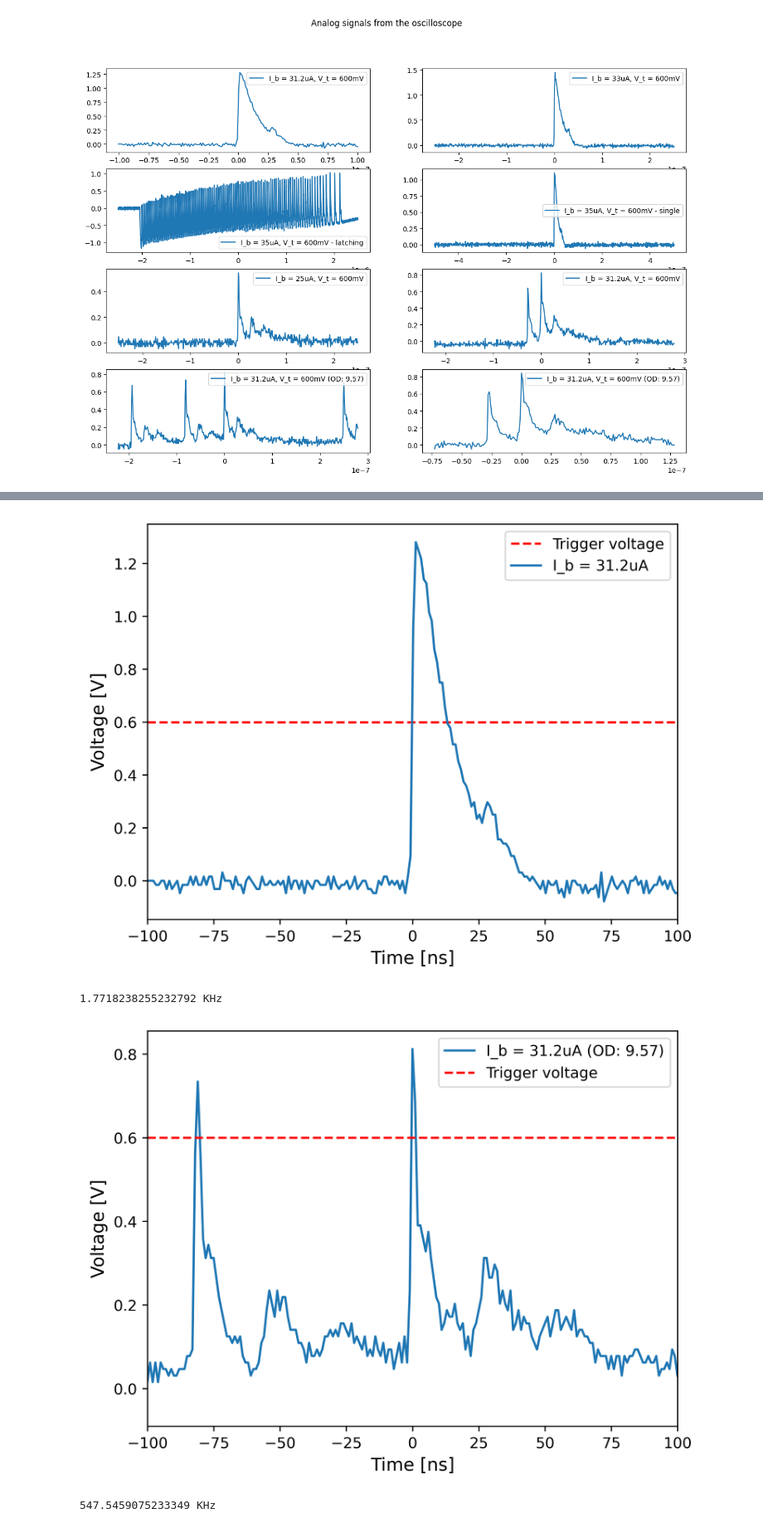
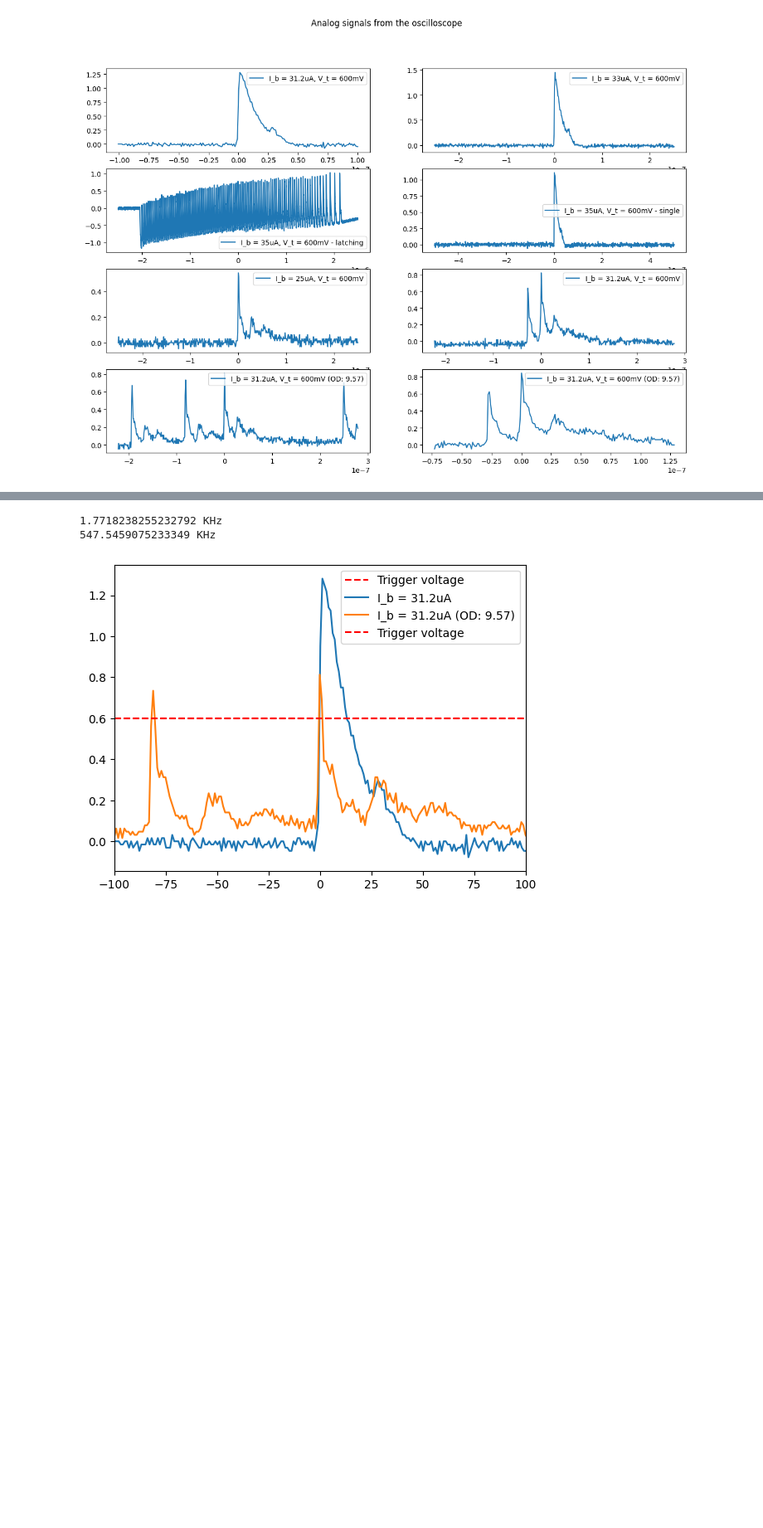
Before and after one commit to MXM1796/Bachelor_thesis_24, a Jupyter notebook: Porgramming/analog_signals.ipynb, the cells around one changed output, grey strips where cells are left out. Shown at 83% size. Drawn from its saved outputs; the diff is of its cells as text; code cells hidden in the pictures; blank space fills up the shorter version.

```diff
--- a/Porgramming/analog_signals.ipynb
+++ b/Porgramming/analog_signals.ipynb
@@ -109,42 +109,41 @@ plt.axhline(y=0.600, color='r', linestyle='--', label='Trigger voltage')
 plt.xlim(-100, +100)
 plt.plot(data_01[0]*10**9, data_01[1], label='I_b = 31.2uA')
 plt.legend()
-plott_settings_default("",xlabel=xlabel, ylabel=ylabel, legend_title="", name_for_saving='HQO_20240726_analog_signal_31.2uA_tv_600mV_OD_12_06.png')
+# plott_settings_default("",xlabel=xlabel, ylabel=ylabel, legend_title="", name_for_saving='HQO_20240726_analog_signal_31.2uA_tv_600mV_OD_12_06.png')
 
 print(photons_per_second(beam_pow_2, 12.06)*10**(-3),"KHz")
 # plt.plot(data_03[0]*10**9, data_03[1], label='I_b = 35uA, V_t = 600mV - latching')
 # plt.axhline(y=0.600, color='r', linestyle='--', label='Trigger voltage')
 # plt.xlim(-100, +100)
 # plt.legend()
 # plt.show()
 #
 # plt.plot(data_05[0]*10**9, data_05[1], label='I_b = 25uA')
 # plt.axhline(y=0.600, color='r', linestyle='--', label='Trigger voltage')
 # plt.xlim(-100, +100)
 # plt.legend()
 # plt.show()
 #
 # plt.plot(data_12[0]*10**9, data_12[1], label='I_b = 31.2uA')
 # plt.axhline(y=0.600, color='r', linestyle='--', label='Trigger voltage')
 # plt.xlim(-100, +100)
 # plt.legend()
 # plt.show()
 
 plt.plot(data_13[0]*10**9, data_13[1], label='I_b = 31.2uA (OD: 9.57)')
 plt.axhline(y=0.600, color='r', linestyle='--', label='Trigger voltage')
 plt.xlim(-100, +100)
 plt.legend()
-plott_settings_default("",xlabel=xlabel, ylabel=ylabel, legend_title="", name_for_saving='HQO_20240726_analog_signal_OD_9.57_31.2uA_tv_600mV.png')
+# plott_settings_default("",xlabel=xlabel, ylabel=ylabel, legend_title="", name_for_saving='HQO_20240726_analog_signal_OD_9.57_31.2uA_tv_600mV.png')
 print(photons_per_second(beam_pow_2, 9.57)*10**(-3), "KHz")
 
 
 # plt.plot(data_14[0]*10**9, data_14[1], label='I_b = 31.2uA (OD: 9.57)')
 # plt.axhline(y=0.600, color='r', linestyle='--', label='Trigger voltage')
 # plt.xlim(-100, +100)
 # plt.legend()
 # plt.show()
 # %% [output]
+1.7718238255232792 KHz
+547.5459075233349 KHz
-[figure, old version]
+[figure, new version]
-1.7718238255232792 KHz
-[figure, removed]
-547.5459075233349 KHz
```
Also changed, not shown: parts of 3 cells of this notebook, 21 other files.
